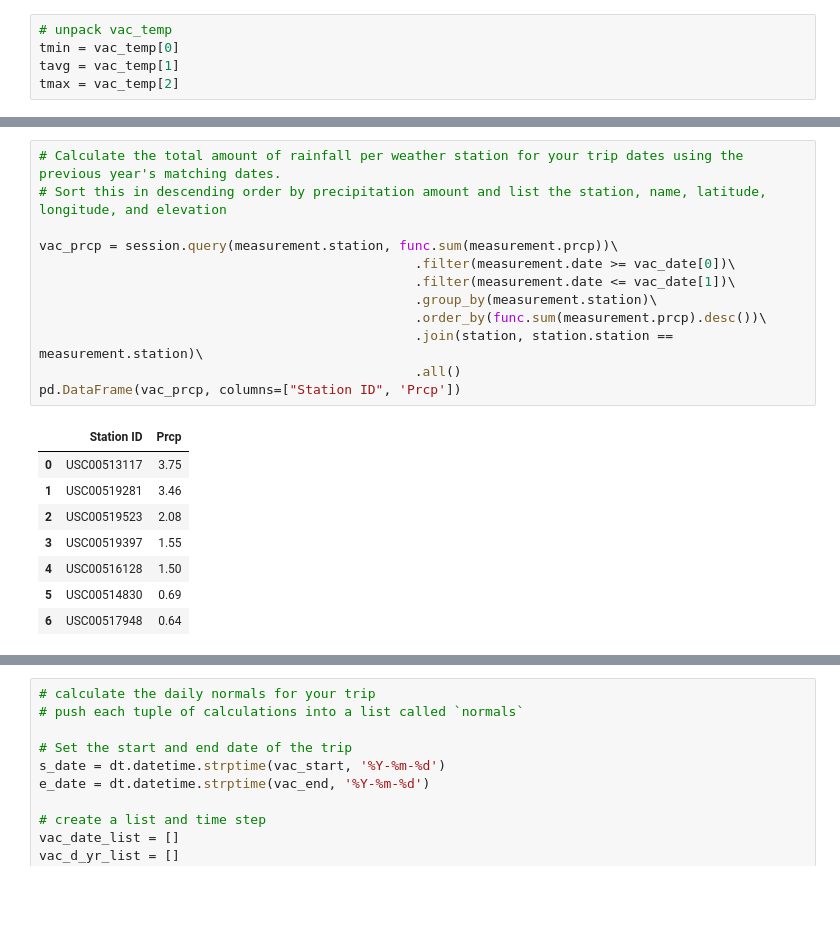
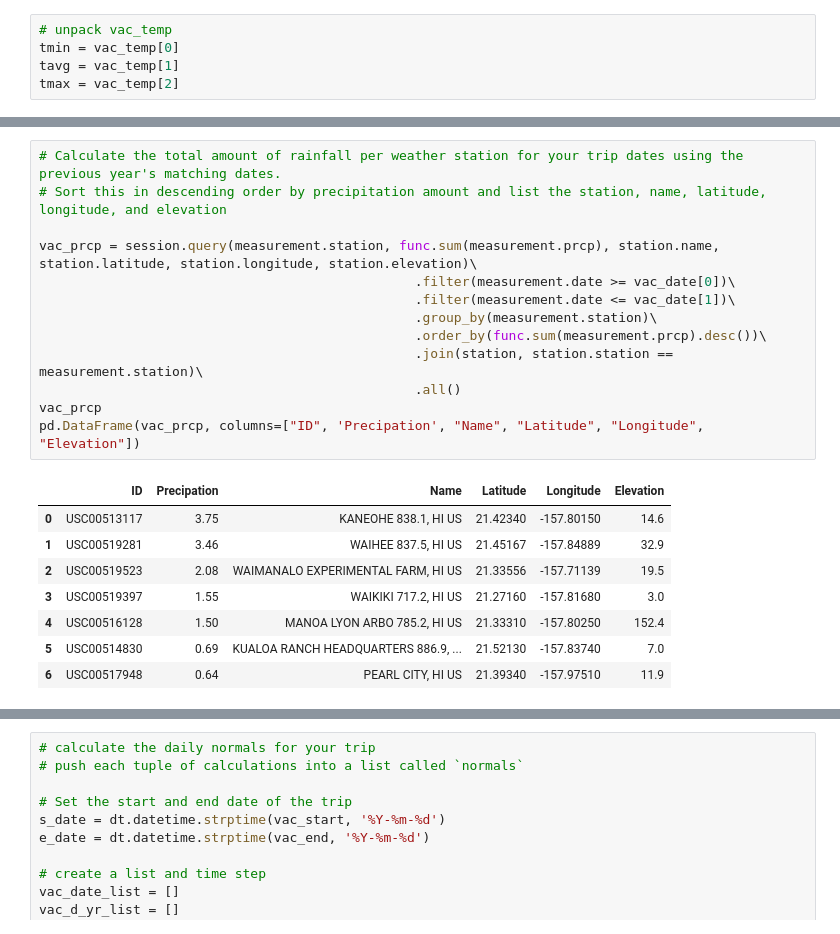
Before and after one commit to HenryNguyenLe/SQLAlchemy_Challenge, a Jupyter notebook: climate.ipynb, the cells around one changed output, grey strips where cells are left out. Drawn from its saved outputs; the diff is of its cells as text; blank space fills up the shorter version.

```diff
--- a/climate.ipynb
+++ b/climate.ipynb
@@ -278,24 +282,25 @@ plt.show()
 # %%
 # Calculate the total amount of rainfall per weather station for your trip dates using the previous year's matching dates.
 # Sort this in descending order by precipitation amount and list the station, name, latitude, longitude, and elevation
 
-vac_prcp = session.query(measurement.station, func.sum(measurement.prcp))\
+vac_prcp = session.query(measurement.station, func.sum(measurement.prcp), station.name, station.latitude, station.longitude, station.elevation)\
                                                 .filter(measurement.date >= vac_date[0])\
                                                 .filter(measurement.date <= vac_date[1])\
                                                 .group_by(measurement.station)\
                                                 .order_by(func.sum(measurement.prcp).desc())\
                                                 .join(station, station.station == measurement.station)\
                                                 .all()
-pd.DataFrame(vac_prcp, columns=["Station ID", 'Prcp'])
+vac_prcp
+pd.DataFrame(vac_prcp, columns=["ID", 'Precipation', "Name", "Latitude", "Longitude", "Elevation"])
 # %% [output]
-|  | Station ID | Prcp |
-| 0 | USC00513117 | 3.75 |
-| 1 | USC00519281 | 3.46 |
-| 2 | USC00519523 | 2.08 |
-| 3 | USC00519397 | 1.55 |
-| 4 | USC00516128 | 1.50 |
-| 5 | USC00514830 | 0.69 |
-| 6 | USC00517948 | 0.64 |
+|  | ID | Precipation | Name | Latitude | Longitude | Elevation |
+| 0 | USC00513117 | 3.75 | KANEOHE 838.1, HI US | 21.42340 | -157.80150 | 14.6 |
+| 1 | USC00519281 | 3.46 | WAIHEE 837.5, HI US | 21.45167 | -157.84889 | 32.9 |
+| 2 | USC00519523 | 2.08 | WAIMANALO EXPERIMENTAL FARM, HI US | 21.33556 | -157.71139 | 19.5 |
+| 3 | USC00519397 | 1.55 | WAIKIKI 717.2, HI US | 21.27160 | -157.81680 | 3.0 |
+| 4 | USC00516128 | 1.50 | MANOA LYON ARBO 785.2, HI US | 21.33310 | -157.80250 | 152.4 |
+| 5 | USC00514830 | 0.69 | KUALOA RANCH HEADQUARTERS 886.9, ... | 21.52130 | -157.83740 | 7.0 |
+| 6 | USC00517948 | 0.64 | PEARL CITY, HI US | 21.39340 | -157.97510 | 11.9 |
 # %%
 # Hawaii is reputed to enjoy mild weather all year.
 # Is there a meaningful difference between the temperature in, for example, June and December?
```
Also changed, not shown: parts of 9 cells of this notebook, 3 other files.
